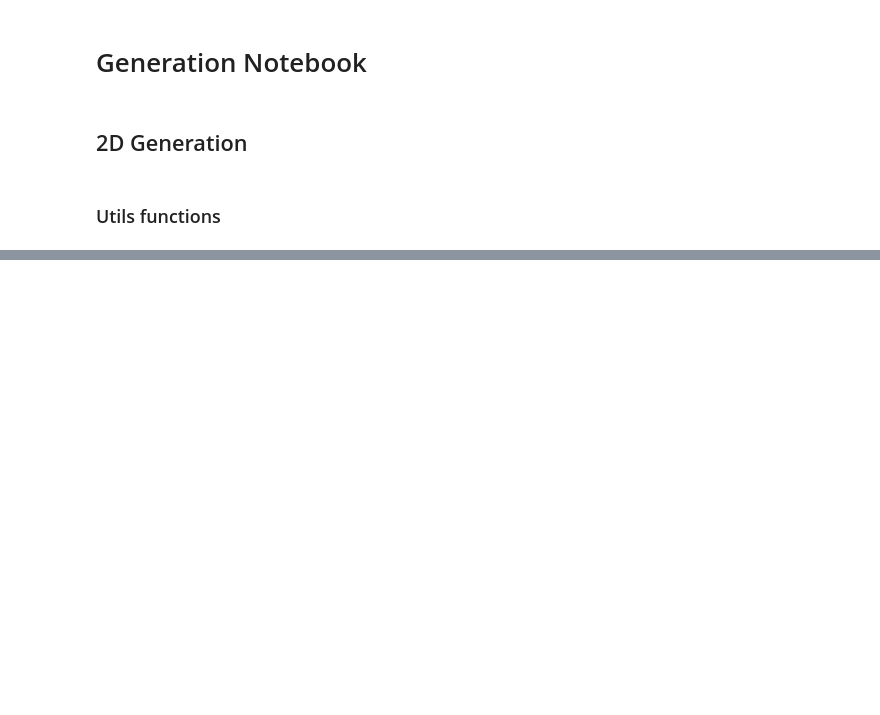
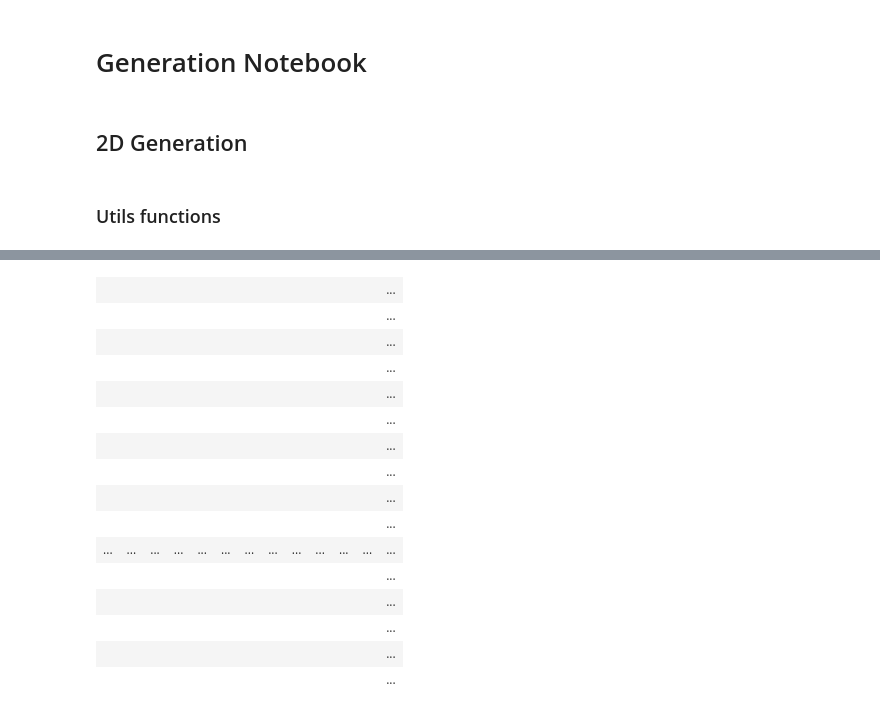
Before and after one commit to waterfox-dev/WorldGeneration, a Jupyter notebook: notebook/gen.ipynb, the cells around one changed output, grey strips where cells are left out. Cells and saved outputs as stored; diff of their text form; code cells hidden in the pictures; blank space fills up the shorter version.

Commit message:
Push world generation

```diff
--- a/notebook/gen.ipynb
+++ b/notebook/gen.ipynb
@@ -70,0 +123,53 @@ print(get_biome_size(world, 1)[1])
+# %%
+def set_biome(world: list[list[Cell]], pos: tuple[int]) -> None :
+
+    l_prob = list()
+
+    for element in world[pos[0]][pos[1]].influences :
+
+        rm_list = []
+        for biome, prob in preset[element].items() :
+            rm_list.extend([biome]*prob)
+
+        l_prob.append(random.choice(rm_list))
+
+    world[pos[0]][pos[1]].biome = int(round(sum(l_prob)/len(l_prob), 0))
+# %%
+def world_to_grid(world: list[list[Cell]]) -> None:
+
+    l = list()
+
+    for x in range(len(world)):
+        l.append([])
+        for y in range(len(world)):
+            l[x].append(world[x][y].biome)
+
+    display_world(l)
+# %%
+world = generate_empty(50)
+
+for i in range(10):
+    for x in range(len(world)) :
+        for y in range(len(world)) :
+            analyse_neighbor(world, (x,y))
+            set_biome(world, (x,y))
+
+    world_to_grid(world)
+    time.sleep(0.8)
+# %% [output]
+|  |  |  |  |  |  |  |  |  |  |  |  | ... |
+|  |  |  |  |  |  |  |  |  |  |  |  | ... |
+|  |  |  |  |  |  |  |  |  |  |  |  | ... |
+|  |  |  |  |  |  |  |  |  |  |  |  | ... |
+|  |  |  |  |  |  |  |  |  |  |  |  | ... |
+|  |  |  |  |  |  |  |  |  |  |  |  | ... |
+|  |  |  |  |  |  |  |  |  |  |  |  | ... |
+|  |  |  |  |  |  |  |  |  |  |  |  | ... |
+|  |  |  |  |  |  |  |  |  |  |  |  | ... |
+|  |  |  |  |  |  |  |  |  |  |  |  | ... |
+| ... | ... | ... | ... | ... | ... | ... | ... | ... | ... | ... | ... | ... |
+|  |  |  |  |  |  |  |  |  |  |  |  | ... |
+|  |  |  |  |  |  |  |  |  |  |  |  | ... |
+|  |  |  |  |  |  |  |  |  |  |  |  | ... |
+|  |  |  |  |  |  |  |  |  |  |  |  | ... |
+|  |  |  |  |  |  |  |  |  |  |  |  | ... |
```
Also changed, not shown: parts of 12 cells of this notebook, 1 other file.
